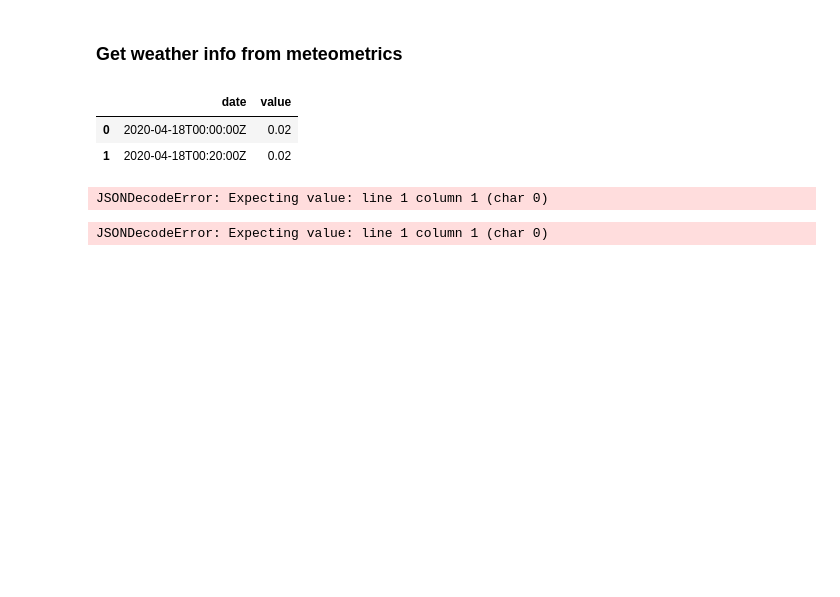
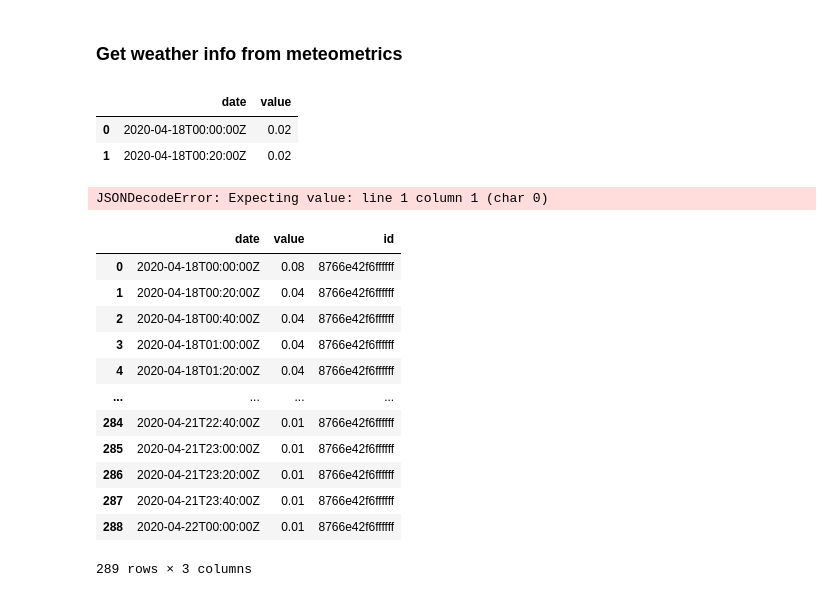
Before and after one commit to gtm144/Bogota-weather-predictions, a Jupyter notebook: MeteomaticsWeatherHexagons.ipynb, the cells around one changed output. Cells and saved outputs as stored; diff of their text form; code cells hidden in the pictures; blank space fills up the shorter version.

```diff
--- a/MeteomaticsWeatherHexagons.ipynb
+++ b/MeteomaticsWeatherHexagons.ipynb
@@ -32,8 +32,8 @@ mapa_bogota
 # %% [markdown]
 ### Bogota Dimensions Metrics
 # %%
-#bogota_hex7 = json.loads(bogota_hex7)
-bogota_hex7['features']
+bogota_hex7 = json.loads(bogota_hex7)
+#bogota_hex7['features']
 
 df_boghex7 = pd.DataFrame(pd.json_normalize(bogota_hex7['features']))
 
@@ -81,8 +81,6 @@ def meteo_panda_byhex(_id, _list):
 # %%
 #del weat_bog
 weat_bog = meteo_panda_byhex(df_boghex7['id'][0], df_boghex7['geometry.coordinates'][0])
-# %% [output]
-JSONDecodeError: Expecting value: line 1 column 1 (char 0)
 # %%
 #Iterate through API because it has a limi of 50 calls per minute
 import time
@@ -93,7 +93,21 @@ for index, row in df_boghex7.iterrows():
 # %% [output]
 JSONDecodeError: Expecting value: line 1 column 1 (char 0)
 # %%
-weat_bog.drop_duplicates
+weat_bog
+# %% [output]
+|  | date | value | id |
+| 0 | 2020-04-18T00:00:00Z | 0.08 | 8766e42f6ffffff |
+| 1 | 2020-04-18T00:20:00Z | 0.04 | 8766e42f6ffffff |
+| 2 | 2020-04-18T00:40:00Z | 0.04 | 8766e42f6ffffff |
+| 3 | 2020-04-18T01:00:00Z | 0.04 | 8766e42f6ffffff |
+| 4 | 2020-04-18T01:20:00Z | 0.04 | 8766e42f6ffffff |
+| ... | ... | ... | ... |
+| 284 | 2020-04-21T22:40:00Z | 0.01 | 8766e42f6ffffff |
+| 285 | 2020-04-21T23:00:00Z | 0.01 | 8766e42f6ffffff |
+| 286 | 2020-04-21T23:20:00Z | 0.01 | 8766e42f6ffffff |
+| 287 | 2020-04-21T23:40:00Z | 0.01 | 8766e42f6ffffff |
+| 288 | 2020-04-22T00:00:00Z | 0.01 | 8766e42f6ffffff |
+289 rows × 3 columns
 # %%
 import datetime
 tiempo = str(datetime.datetime.now())
```
Also changed, not shown: parts of 2 cells of this notebook, 10 other files.
